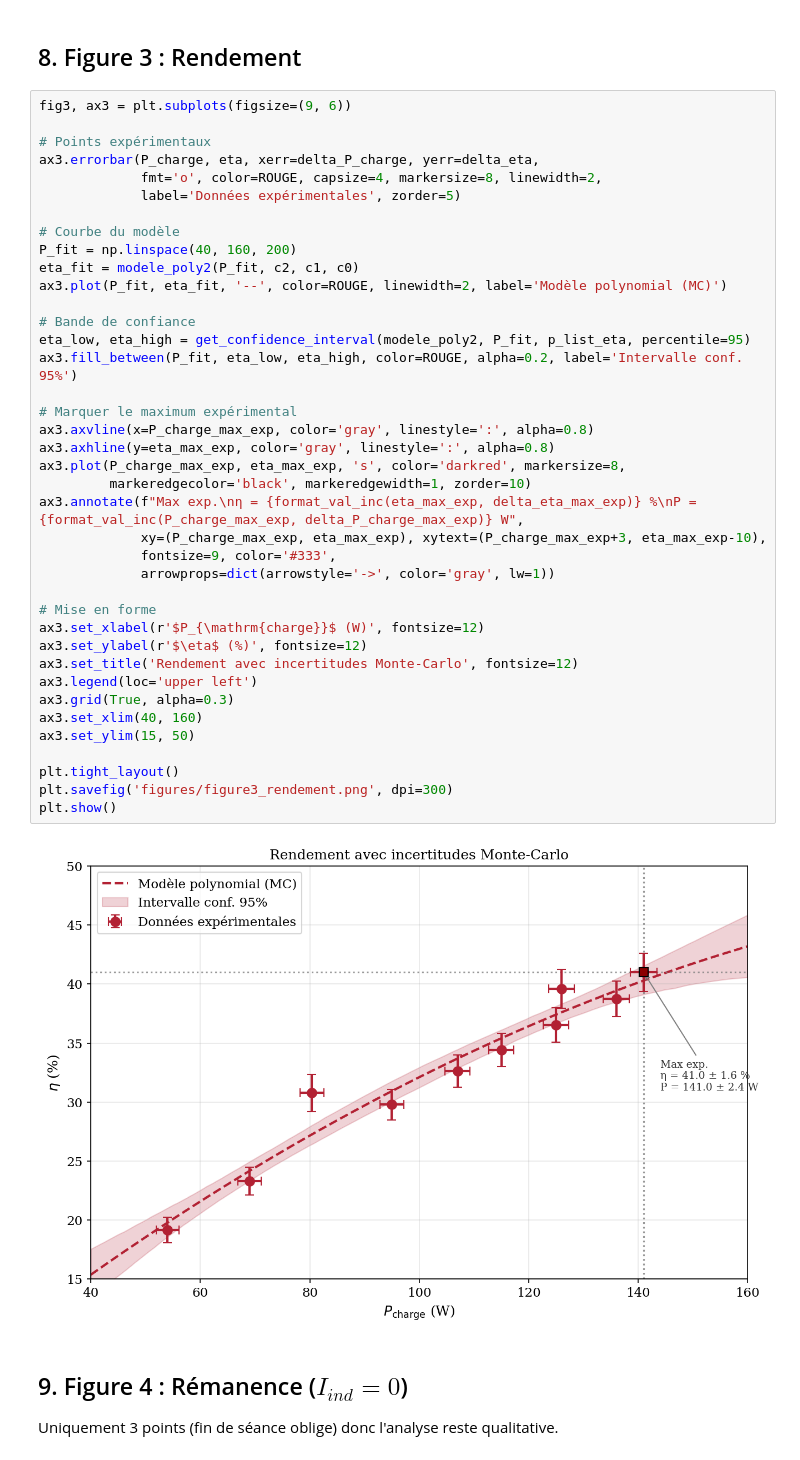
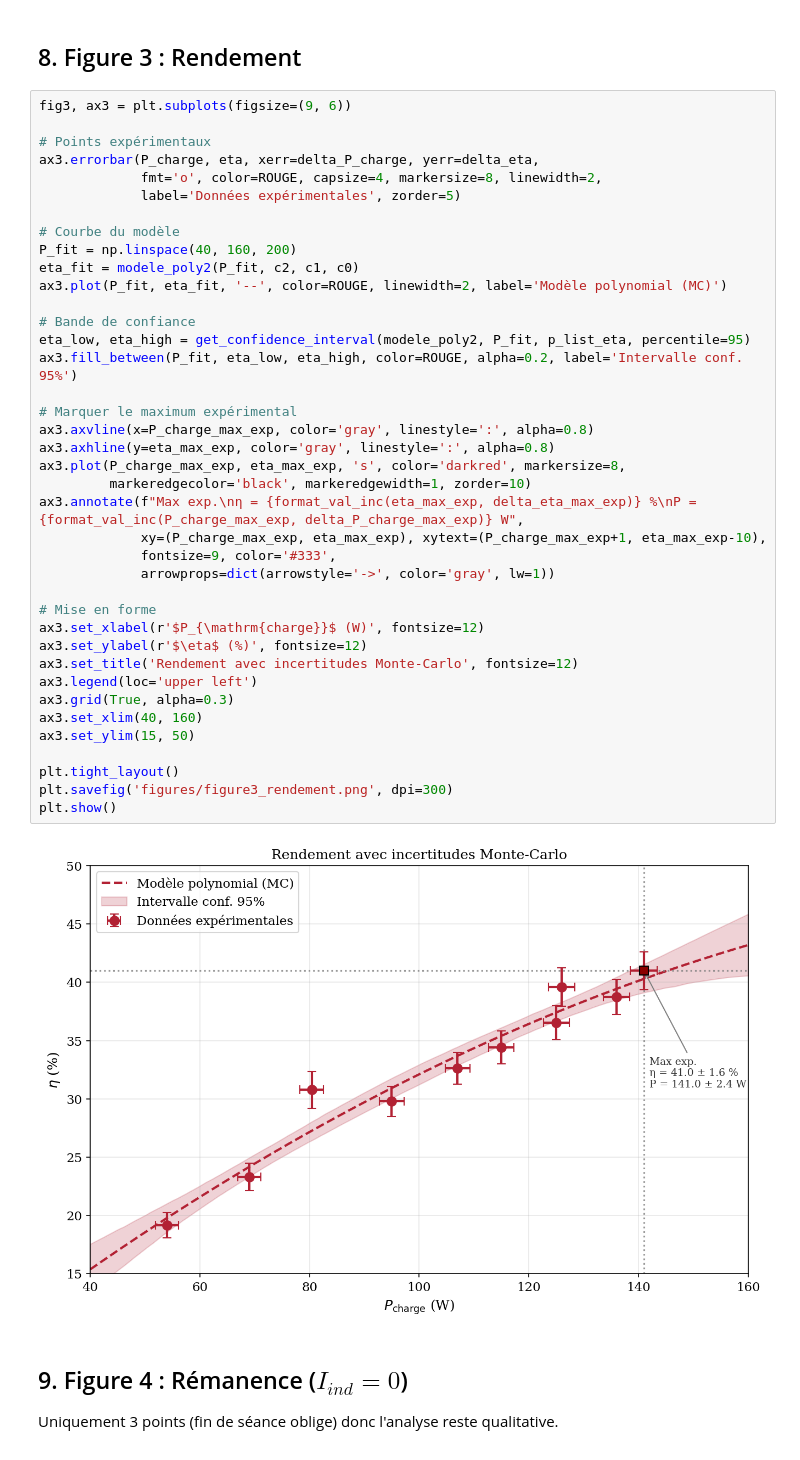
Before and after one commit to pierrelouis-cmrt/TP8, a Jupyter notebook: TP8_notebook.ipynb, the cells around one changed output. Drawn from its saved outputs; the diff is of its cells as text.

Commit message:
moved annotation on figure 3

```diff
--- a/TP8_notebook.ipynb
+++ b/TP8_notebook.ipynb
@@ -696,35 +696,35 @@ ax3.errorbar(P_charge, eta, xerr=delta_P_charge, yerr=delta_eta,
 P_fit = np.linspace(40, 160, 200)
 eta_fit = modele_poly2(P_fit, c2, c1, c0)
 ax3.plot(P_fit, eta_fit, '--', color=ROUGE, linewidth=2, label='Modèle polynomial (MC)')
 
 # Bande de confiance
 eta_low, eta_high = get_confidence_interval(modele_poly2, P_fit, p_list_eta, percentile=95)
 ax3.fill_between(P_fit, eta_low, eta_high, color=ROUGE, alpha=0.2, label='Intervalle conf. 95%')
 
 # Marquer le maximum expérimental
 ax3.axvline(x=P_charge_max_exp, color='gray', linestyle=':', alpha=0.8)
 ax3.axhline(y=eta_max_exp, color='gray', linestyle=':', alpha=0.8)
 ax3.plot(P_charge_max_exp, eta_max_exp, 's', color='darkred', markersize=8,
          markeredgecolor='black', markeredgewidth=1, zorder=10)
 ax3.annotate(f"Max exp.\nη = {format_val_inc(eta_max_exp, delta_eta_max_exp)} %\nP = {format_val_inc(P_charge_max_exp, delta_P_charge_max_exp)} W",
-             xy=(P_charge_max_exp, eta_max_exp), xytext=(P_charge_max_exp+3, eta_max_exp-10),
+             xy=(P_charge_max_exp, eta_max_exp), xytext=(P_charge_max_exp+1, eta_max_exp-10),
              fontsize=9, color='#333',
              arrowprops=dict(arrowstyle='->', color='gray', lw=1))
 
 # Mise en forme
 ax3.set_xlabel(r'$P_{\mathrm{charge}}$ (W)', fontsize=12)
 ax3.set_ylabel(r'$\eta$ (%)', fontsize=12)
 ax3.set_title('Rendement avec incertitudes Monte-Carlo', fontsize=12)
 ax3.legend(loc='upper left')
 ax3.grid(True, alpha=0.3)
 ax3.set_xlim(40, 160)
 ax3.set_ylim(15, 50)
 
 plt.tight_layout()
 plt.savefig('figures/figure3_rendement.png', dpi=300)
 plt.show()
 # %% [output]
-[figure, old version]
+[figure, new version]
 # %% [markdown]
 ## 9. Figure 4 : Rémanence ($I_{ind} = 0$)
 
```
Also changed, not shown: 1 other file.
